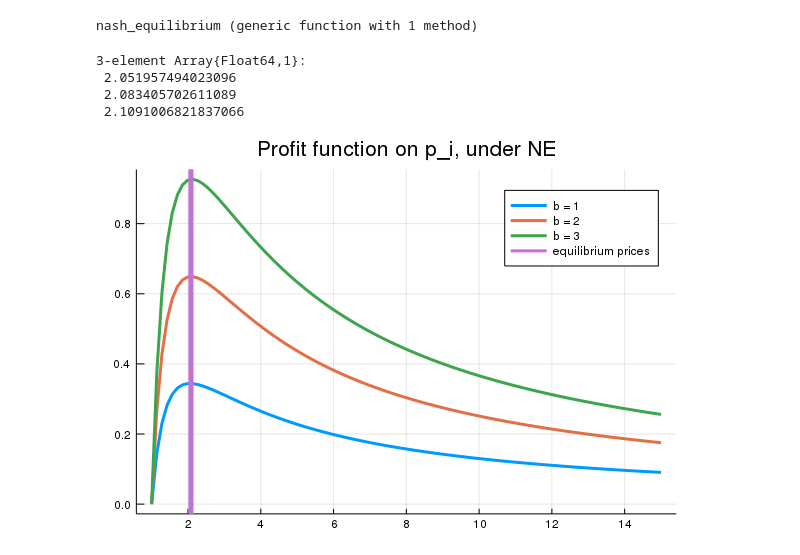
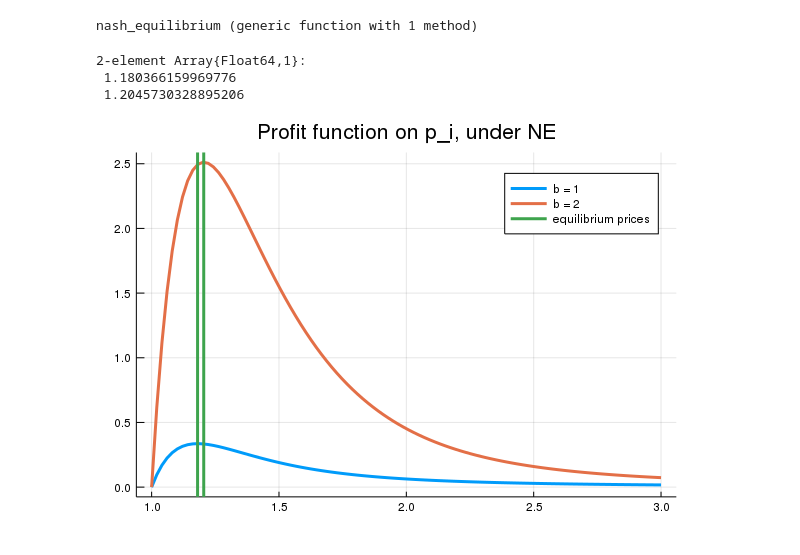
Before and after one commit to lnsongxf/Perla1.jl, a Jupyter notebook: demand-function-with-multiple-cohorts.ipynb, the cells around one changed output. Cells and saved outputs as stored; diff of their text form; code cells hidden in the pictures.

Commit message:
Update notebooks to use demand functions and parameters from package

```diff
--- a/demand-function-with-multiple-cohorts.ipynb
+++ b/demand-function-with-multiple-cohorts.ipynb
@@ -5,3 +6,5 @@ using ForwardDiff: jacobian, derivative
 gr(fmt = :png);
 # %% [markdown]
 # Model specification
+# %%
+params = params_demand_default_symmetric()
@@ -8,9 +13,4 @@ gr(fmt = :png);
 # %%
-N = 5 # number of firms per cohort
-cohorts = (N, N, N) # cohorts
-
-b_bar = length(cohorts);
-q = range(2.0, 6.0, length = b_bar);
+N = params.cohorts[1]
+b_bar = length(params.cohorts);
 f = fill(1/(N+1)^b_bar, (N+1)^b_bar); # awareness set distribution
-# %%
-params = (cohorts = cohorts, Γ_bar = 1.0, Ω = 1.0, q = q, σ = 1.0, κ = 1.5, mc = 1.0)
@@ -91,14 +73,13 @@ nash_equilibrium (generic function with 1 method)
 # %%
 p = nash_equilibrium(f, params).p
 # %% [output]
-3-element Array{Float64,1}:
- 2.051957494023096
- 2.083405702611089
- 2.1091006821837066
+2-element Array{Float64,1}:
+ 1.180366159969776
+ 1.2045730328895206
 # %%
 # plot the profit function
-plot(range(1.0,stop=15.0,length=100), (b -> (p_i -> profit(p_i, b, p, f, params))).(1:b_bar),
+plot(range(1.0,stop=3.0,length=100), (b -> (p_i -> profit(p_i, b, p, f, params))).(1:b_bar),
     label = string.("b = ",1:b_bar), lw = 3, title = "Profit function on p_i, under NE")
 plot!(p, st = :vline, lw = 3, label = "equilibrium prices")
 # %% [output]
-[figure, old version]
+[figure, new version]
```
Also changed, not shown: parts of 8 cells of this notebook, 2 other files.
